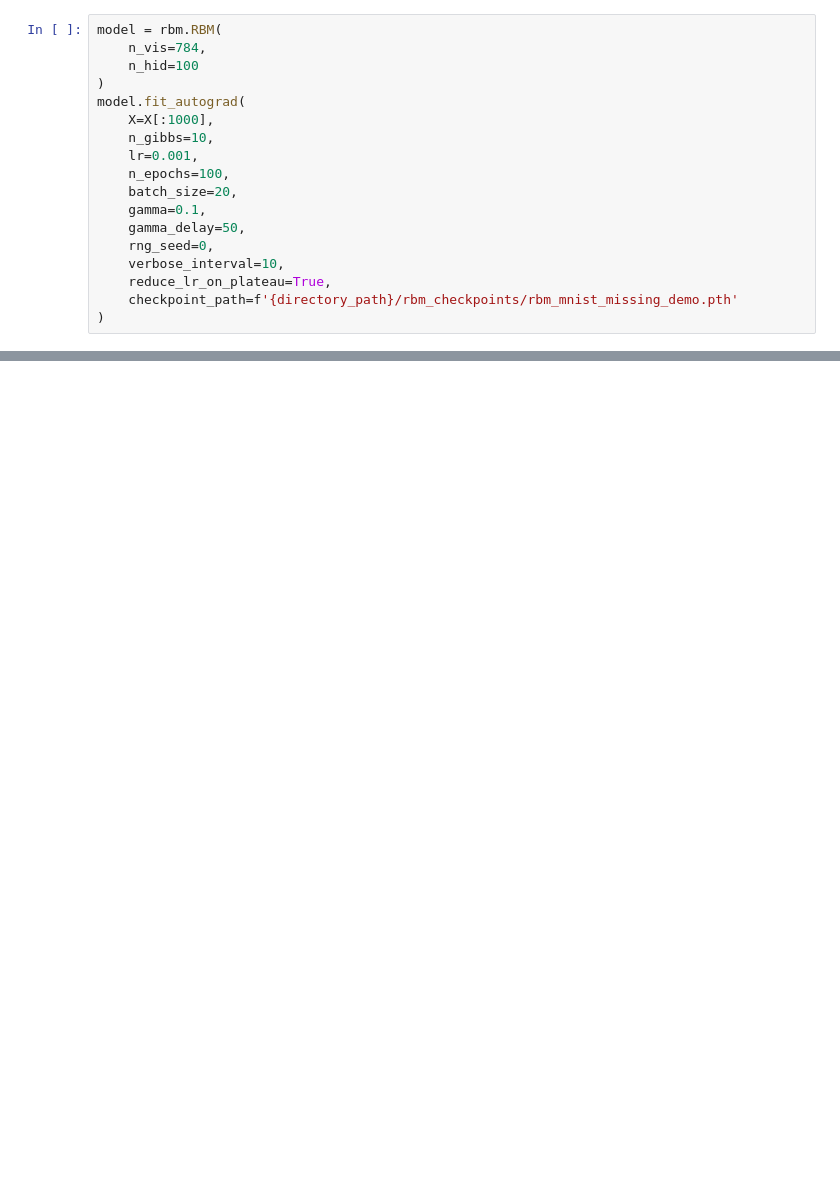
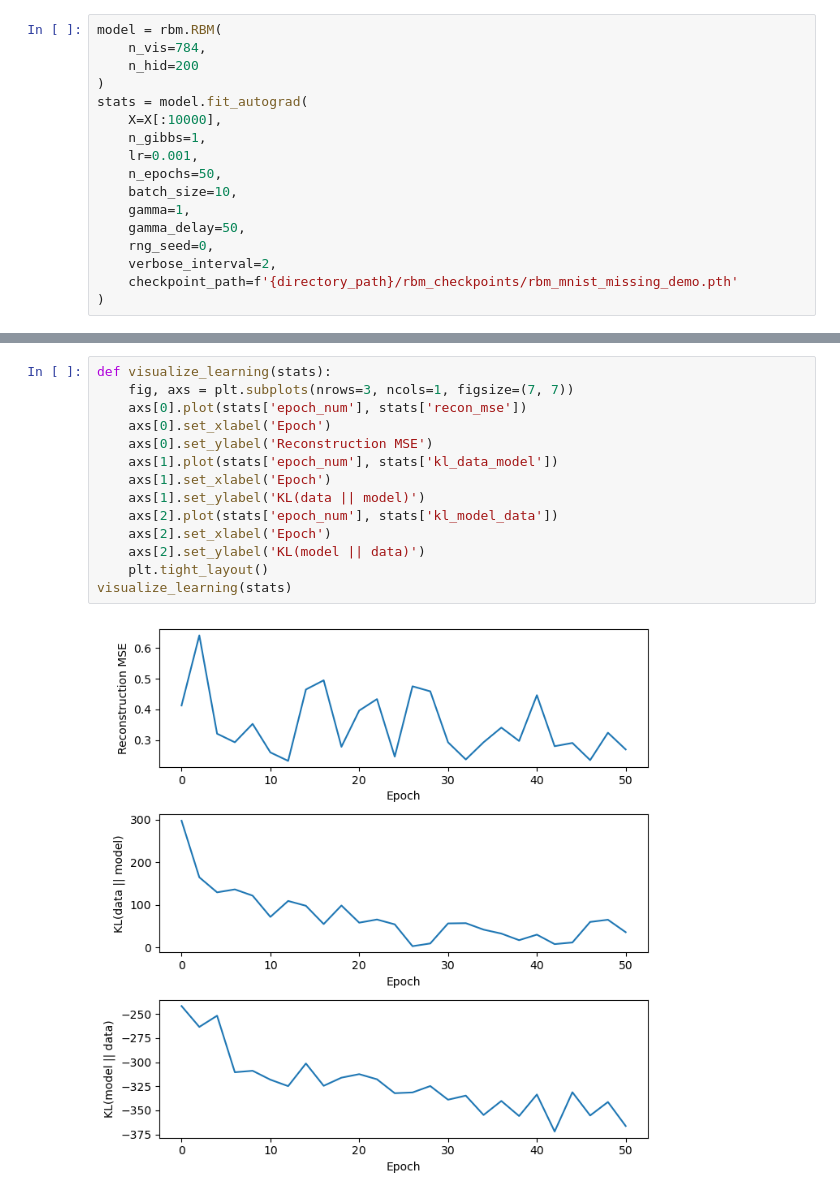
Before and after one commit to ajy25/adversarialRBMs, a Jupyter notebook: demos/rbm_demos/mnist_missing_demo.ipynb, the cells around one changed output, grey strips where cells are left out. Saved outputs shown, nothing was run; the diff lists cells and outputs as text; blank space fills up the shorter version.

```diff
--- a/demos/rbm_demos/mnist_missing_demo.ipynb
+++ b/demos/rbm_demos/mnist_missing_demo.ipynb
@@ -30,19 +37,18 @@ plt.imshow(scaler.inverse_transform(X[0].reshape(1, -1)).reshape(28, 28))
 # %%
 model = rbm.RBM(
     n_vis=784,
-    n_hid=100
+    n_hid=200
 )
-model.fit_autograd(
-    X=X[:1000],
-    n_gibbs=10,
+stats = model.fit_autograd(
+    X=X[:10000],
+    n_gibbs=1,
     lr=0.001,
-    n_epochs=100,
-    batch_size=20,
-    gamma=0.1,
+    n_epochs=50,
+    batch_size=10,
+    gamma=1,
     gamma_delay=50,
     rng_seed=0,
-    verbose_interval=10,
-    reduce_lr_on_plateau=True,
+    verbose_interval=2,
     checkpoint_path=f'{directory_path}/rbm_checkpoints/rbm_mnist_missing_demo.pth'
 )
 # %% [output]
@@ -59,3 +72,19 @@ epoch: 100 of 100 | recon_loss: 0.5040000081062317
+# %%
+def visualize_learning(stats):
+    fig, axs = plt.subplots(nrows=3, ncols=1, figsize=(7, 7))
+    axs[0].plot(stats['epoch_num'], stats['recon_mse'])
+    axs[0].set_xlabel('Epoch')
+    axs[0].set_ylabel('Reconstruction MSE')
+    axs[1].plot(stats['epoch_num'], stats['kl_data_model'])
+    axs[1].set_xlabel('Epoch')
+    axs[1].set_ylabel('KL(data || model)')
+    axs[2].plot(stats['epoch_num'], stats['kl_model_data'])
+    axs[2].set_xlabel('Epoch')
+    axs[2].set_ylabel('KL(model || data)')
+    plt.tight_layout()
+visualize_learning(stats)
+# %% [output]
+[figure, added]
 # %%
 model = rbm.load(f'{directory_path}/rbm_checkpoints/rbm_mnist_missing_demo.pth')
 samples = model.reconstruct(np.zeros((100, 784)), n_gibbs=200)
```
Also changed, not shown: parts of 3 cells of this notebook, 9 other files.
